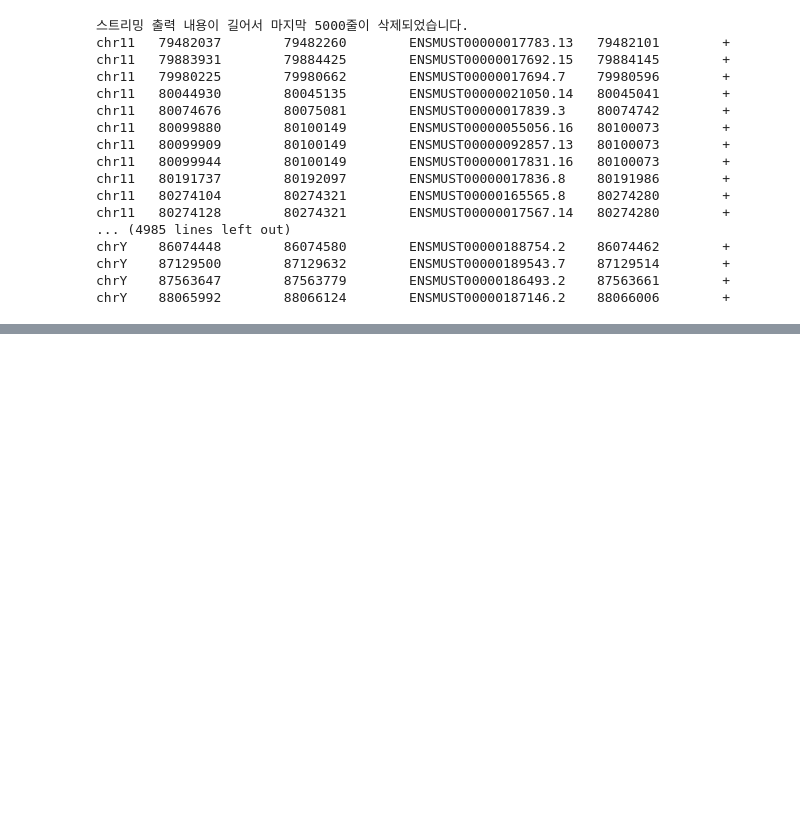
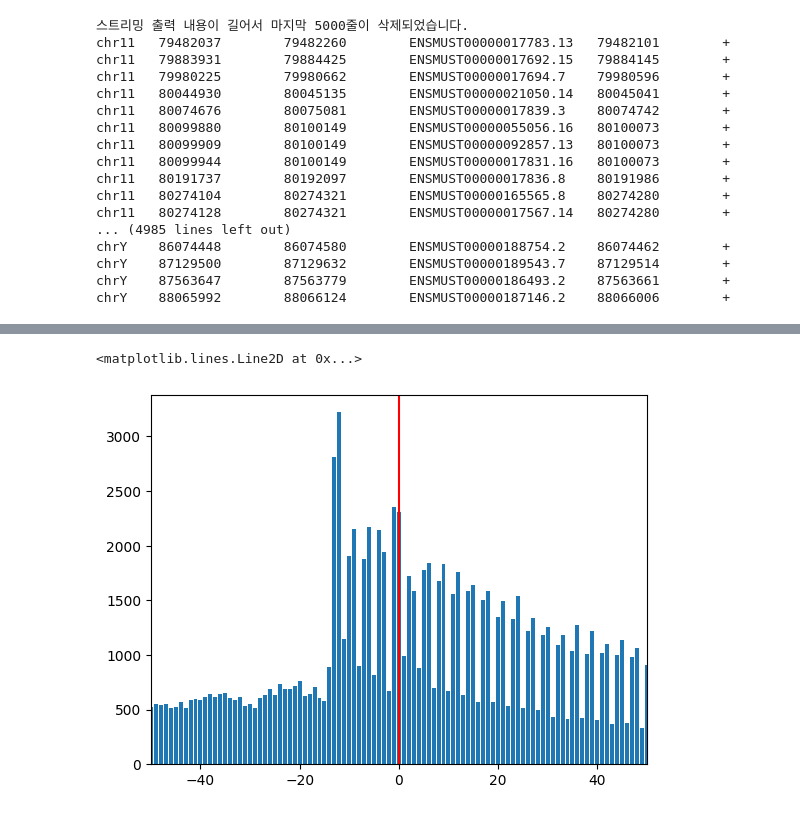
Before and after one commit to parkjongseung/JS_bioinformatics_project, a Jupyter notebook: termproject2.ipynb, the cells around one changed output, grey strips where cells are left out. Saved outputs shown, nothing was run; the diff lists cells and outputs as text; code cells hidden in the pictures; blank space fills up the shorter version.

```diff
--- a/termproject2.ipynb
+++ b/termproject2.ipynb
@@ -244,0 +256,15 @@ plt.axvline(x = 0, color = 'r')
+# %%
+import pandas as pd
+import matplotlib.pyplot as plt
+summary2 = pd.read_table("fivepcounts-filtered-RPF-siLin28a.txt", sep ='\t')
+summary2.loc[280279] = ['chr1', '4878043', '4878044', '1', 'chr1', '4878010', '4878205', 'ENSMUST00000134384.8', '4878136', '+']
+summary2.columns = ['a', 'b', 'c', 'd', 'e', 'f', 'g', 'h', 'i', 'j']
+summary2['i'] = summary2['i'].astype(int)
+summary2['b'] = summary2['b'].astype(int)
+summary2['k'] = summary2['b']-summary2['i']
+plt.bar(summary2['k'].value_counts().index, summary2['k'].value_counts().values)
+plt.xlim([-50, 50])
+plt.axvline(x = 0, color = 'r')
+# %% [output]
+<matplotlib.lines.Line2D at 0x...>
+[figure, added]
```
Also changed, not shown: parts of 7 cells of this notebook.
